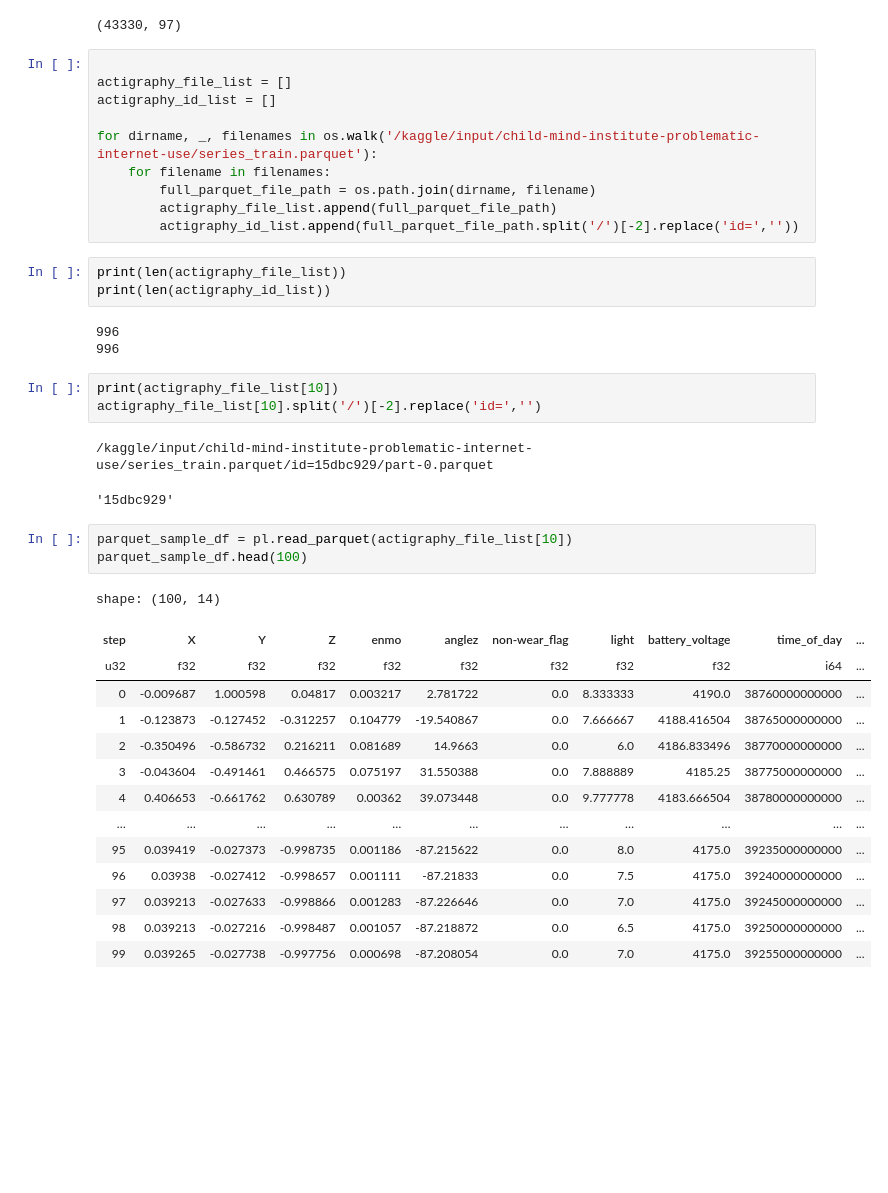
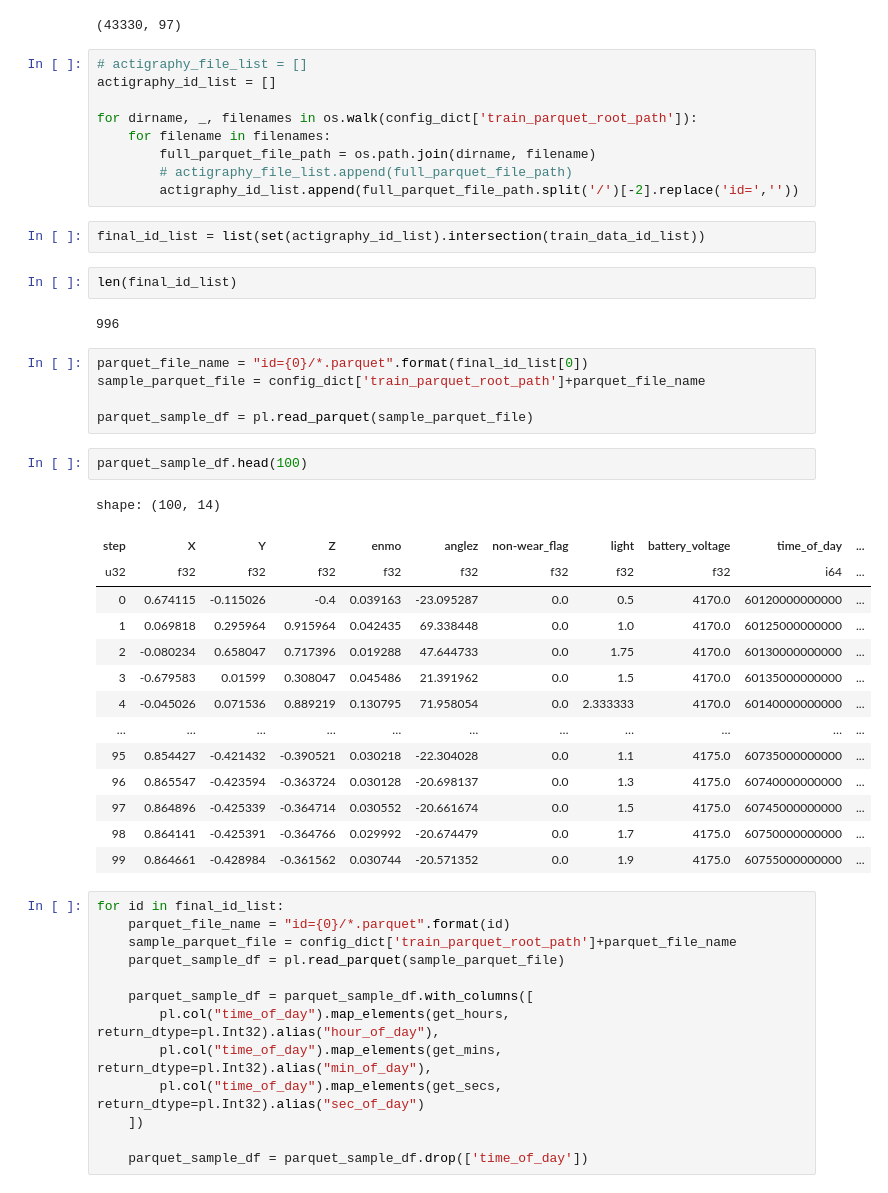
Before and after one commit to sumaniitm/child-mind-inst-problematic-internet-use-kaggle, a Jupyter notebook: suman-data-exploration.ipynb, the cells around one changed output. Drawn from its saved outputs; the diff is of its cells as text; blank space fills up the shorter version.

Commit message:
Kaggle Notebook | suman-data-exploration | Version 4

```diff
--- a/suman-data-exploration.ipynb
+++ b/suman-data-exploration.ipynb
@@ -203,42 +164,52 @@ sample_joined_features.shape
 # %% [output]
 (43330, 97)
 # %%
-
-actigraphy_file_list = []
+# actigraphy_file_list = []
 actigraphy_id_list = []
 
-for dirname, _, filenames in os.walk('/kaggle/input/child-mind-institute-problematic-internet-use/series_train.parquet'):
+for dirname, _, filenames in os.walk(config_dict['train_parquet_root_path']):
     for filename in filenames:
         full_parquet_file_path = os.path.join(dirname, filename)
-        actigraphy_file_list.append(full_parquet_file_path)
+        # actigraphy_file_list.append(full_parquet_file_path)
         actigraphy_id_list.append(full_parquet_file_path.split('/')[-2].replace('id=',''))
-# %%
-print(len(actigraphy_file_list))
-print(len(actigraphy_id_list))
-# %% [output]
-996
-996
-# %%
-print(actigraphy_file_list[10])
-actigraphy_file_list[10].split('/')[-2].replace('id=','')
-# %% [output]
-/kaggle/input/child-mind-institute-problematic-internet-use/series_train.parquet/id=15dbc929/part-0.parquet
-'15dbc929'
+# %%
+final_id_list = list(set(actigraphy_id_list).intersection(train_data_id_list))
+# %%
+len(final_id_list)
+# %% [output]
+996
+# %%
+parquet_file_name = "id={0}/*.parquet".format(final_id_list[0])
+sample_parquet_file = config_dict['train_parquet_root_path']+parquet_file_name
+
+parquet_sample_df = pl.read_parquet(sample_parquet_file)
 # %%
-parquet_sample_df = pl.read_parquet(actigraphy_file_list[10])
 parquet_sample_df.head(100)
 # %% [output]
 shape: (100, 14)
 | step | X | Y | Z | enmo | anglez | non-wear_flag | light | battery_voltage | time_of_day | ... |
 | u32 | f32 | f32 | f32 | f32 | f32 | f32 | f32 | f32 | i64 | ... |
-| 0 | -0.009687 | 1.000598 | 0.04817 | 0.003217 | 2.781722 | 0.0 | 8.333333 | 4190.0 | 38760000000000 | ... |
-| 1 | -0.123873 | -0.127452 | -0.312257 | 0.104779 | -19.540867 | 0.0 | 7.666667 | 4188.416504 | 38765000000000 | ... |
-| 2 | -0.350496 | -0.586732 | 0.216211 | 0.081689 | 14.9663 | 0.0 | 6.0 | 4186.833496 | 38770000000000 | ... |
-| 3 | -0.043604 | -0.491461 | 0.466575 | 0.075197 | 31.550388 | 0.0 | 7.888889 | 4185.25 | 38775000000000 | ... |
-| 4 | 0.406653 | -0.661762 | 0.630789 | 0.00362 | 39.073448 | 0.0 | 9.777778 | 4183.666504 | 38780000000000 | ... |
+| 0 | 0.674115 | -0.115026 | -0.4 | 0.039163 | -23.095287 | 0.0 | 0.5 | 4170.0 | 60120000000000 | ... |
+| 1 | 0.069818 | 0.295964 | 0.915964 | 0.042435 | 69.338448 | 0.0 | 1.0 | 4170.0 | 60125000000000 | ... |
+| 2 | -0.080234 | 0.658047 | 0.717396 | 0.019288 | 47.644733 | 0.0 | 1.75 | 4170.0 | 60130000000000 | ... |
+| 3 | -0.679583 | 0.01599 | 0.308047 | 0.045486 | 21.391962 | 0.0 | 1.5 | 4170.0 | 60135000000000 | ... |
+| 4 | -0.045026 | 0.071536 | 0.889219 | 0.130795 | 71.958054 | 0.0 | 2.333333 | 4170.0 | 60140000000000 | ... |
 | … | … | … | … | … | … | … | … | … | … | ... |
-| 95 | 0.039419 | -0.027373 | -0.998735 | 0.001186 | -87.215622 | 0.0 | 8.0 | 4175.0 | 39235000000000 | ... |
-| 96 | 0.03938 | -0.027412 | -0.998657 | 0.001111 | -87.21833 | 0.0 | 7.5 | 4175.0 | 39240000000000 | ... |
-| 97 | 0.039213 | -0.027633 | -0.998866 | 0.001283 | -87.226646 | 0.0 | 7.0 | 4175.0 | 39245000000000 | ... |
-| 98 | 0.039213 | -0.027216 | -0.998487 | 0.001057 | -87.218872 | 0.0 | 6.5 | 4175.0 | 39250000000000 | ... |
-| 99 | 0.039265 | -0.027738 | -0.997756 | 0.000698 | -87.208054 | 0.0 | 7.0 | 4175.0 | 39255000000000 | ... |
+| 95 | 0.854427 | -0.421432 | -0.390521 | 0.030218 | -22.304028 | 0.0 | 1.1 | 4175.0 | 60735000000000 | ... |
+| 96 | 0.865547 | -0.423594 | -0.363724 | 0.030128 | -20.698137 | 0.0 | 1.3 | 4175.0 | 60740000000000 | ... |
+| 97 | 0.864896 | -0.425339 | -0.364714 | 0.030552 | -20.661674 | 0.0 | 1.5 | 4175.0 | 60745000000000 | ... |
+| 98 | 0.864141 | -0.425391 | -0.364766 | 0.029992 | -20.674479 | 0.0 | 1.7 | 4175.0 | 60750000000000 | ... |
+| 99 | 0.864661 | -0.428984 | -0.361562 | 0.030744 | -20.571352 | 0.0 | 1.9 | 4175.0 | 60755000000000 | ... |
+# %%
+for id in final_id_list:
+    parquet_file_name = "id={0}/*.parquet".format(id)
+    sample_parquet_file = config_dict['train_parquet_root_path']+parquet_file_name
+    parquet_sample_df = pl.read_parquet(sample_parquet_file)
+
+    parquet_sample_df = parquet_sample_df.with_columns([
+        pl.col("time_of_day").map_elements(get_hours, return_dtype=pl.Int32).alias("hour_of_day"),
+        pl.col("time_of_day").map_elements(get_mins, return_dtype=pl.Int32).alias("min_of_day"),
+        pl.col("time_of_day").map_elements(get_secs, return_dtype=pl.Int32).alias("sec_of_day")
+    ])
+
+    parquet_sample_df = parquet_sample_df.drop(['time_of_day'])
```
Also changed, not shown: parts of 3 cells of this notebook.
